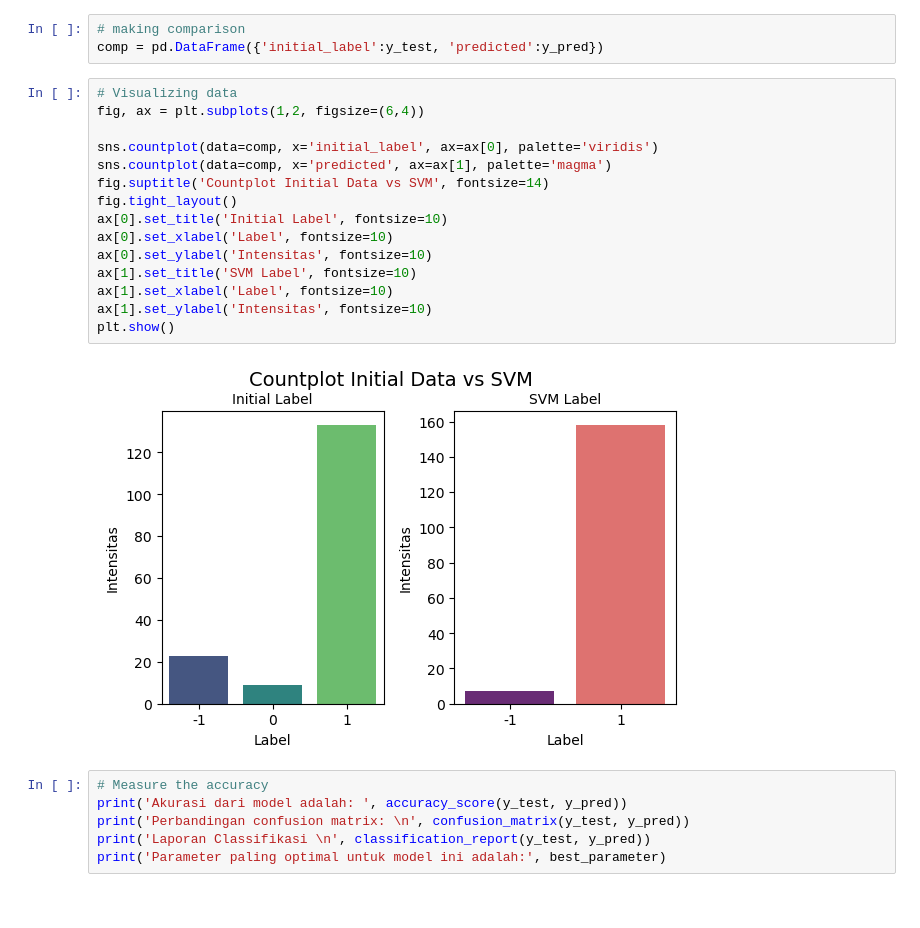
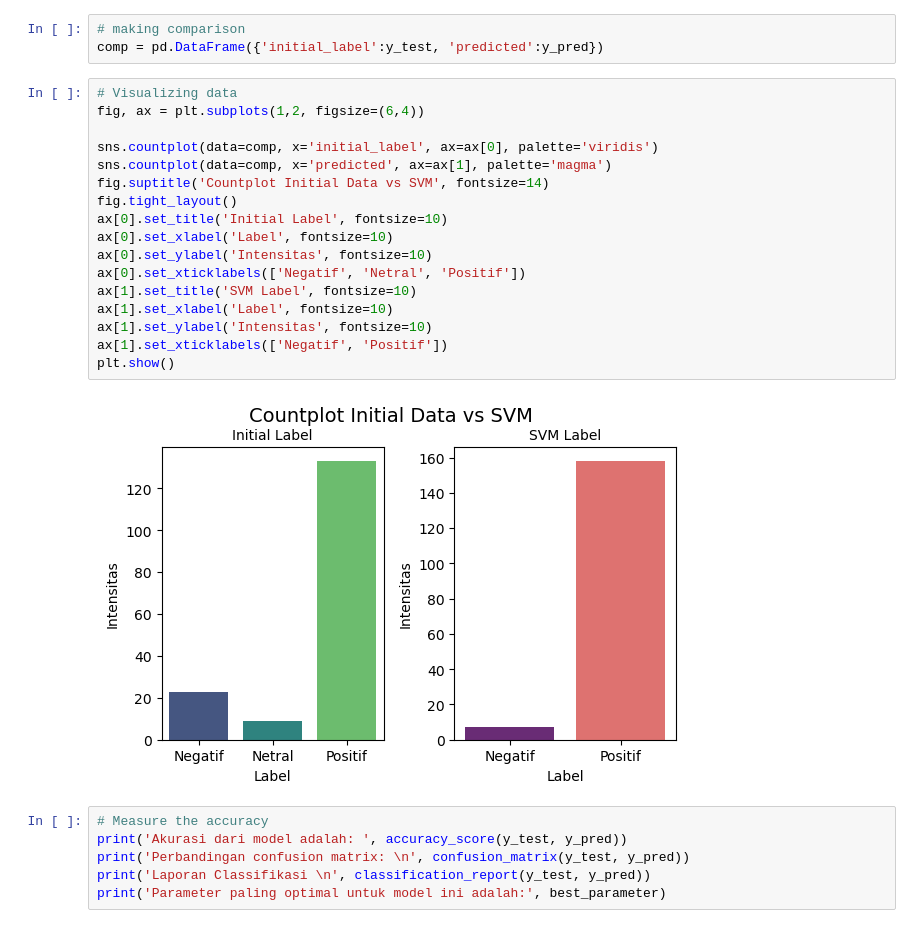
Before and after one commit to alchemista27/svm_vs_naive_bayes, a Jupyter notebook: svm_classifier.ipynb, the cells around one changed output. Drawn from its saved outputs; the diff is of its cells as text.

```diff
--- a/svm_classifier.ipynb
+++ b/svm_classifier.ipynb
@@ -74,20 +74,22 @@ comp = pd.DataFrame({'initial_label':y_test, 'predicted':y_pred})
 # %%
 # Visualizing data
 fig, ax = plt.subplots(1,2, figsize=(6,4))
 
 sns.countplot(data=comp, x='initial_label', ax=ax[0], palette='viridis')
 sns.countplot(data=comp, x='predicted', ax=ax[1], palette='magma')
 fig.suptitle('Countplot Initial Data vs SVM', fontsize=14)
 fig.tight_layout()
 ax[0].set_title('Initial Label', fontsize=10)
 ax[0].set_xlabel('Label', fontsize=10)
 ax[0].set_ylabel('Intensitas', fontsize=10)
+ax[0].set_xticklabels(['Negatif', 'Netral', 'Positif'])
 ax[1].set_title('SVM Label', fontsize=10)
 ax[1].set_xlabel('Label', fontsize=10)
 ax[1].set_ylabel('Intensitas', fontsize=10)
+ax[1].set_xticklabels(['Negatif', 'Positif'])
 plt.show()
 # %% [output]
-[figure, old version]
+[figure, new version]
 # %%
 # Measure the accuracy
 print('Akurasi dari model adalah: ', accuracy_score(y_test, y_pred))
```
Also changed, not shown: 3 other files.
